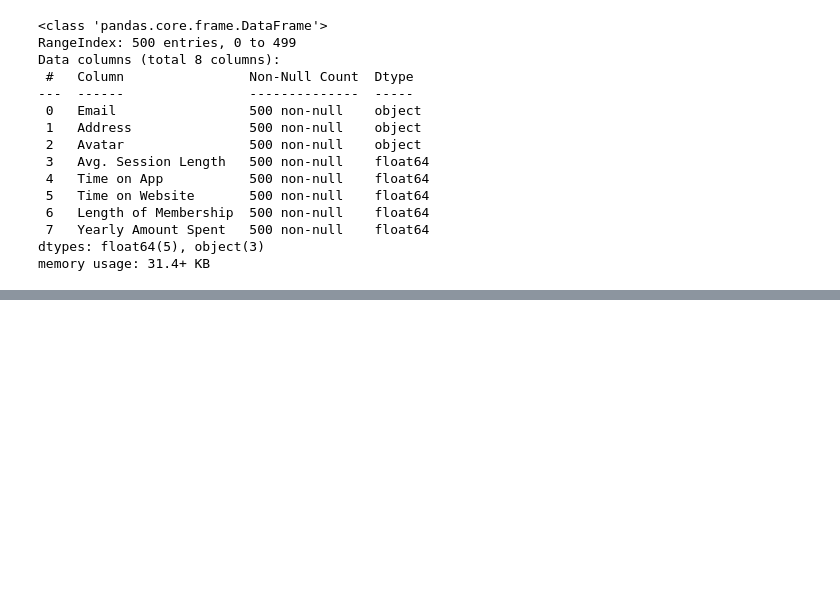
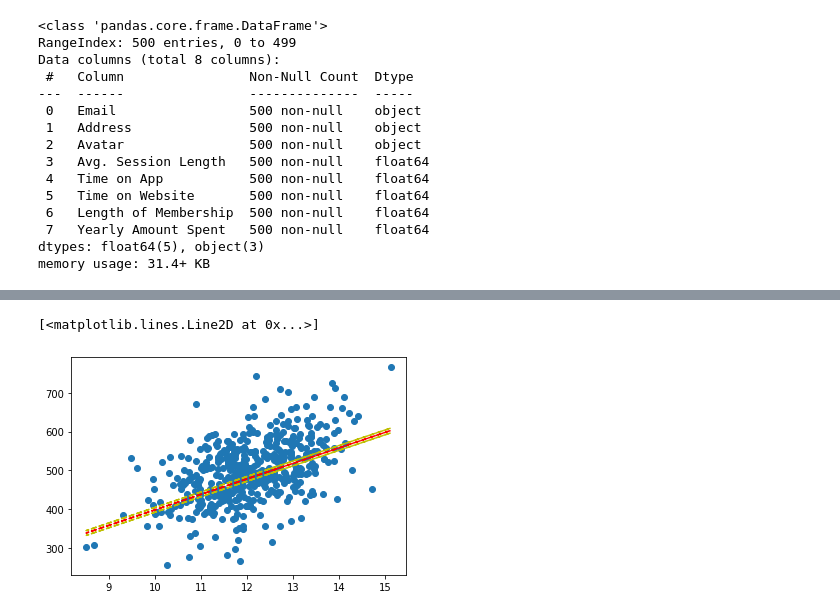
Before and after one commit to AlexanderAvocone/Studium, a Jupyter notebook: Linear_Regession.ipynb, the cells around one changed output, grey strips where cells are left out. Cells and saved outputs as stored; diff of their text form; code cells hidden in the pictures; blank space fills up the shorter version.

```diff
--- a/Linear_Regession.ipynb
+++ b/Linear_Regession.ipynb
@@ -45,0 +90,8 @@ sadasd
+# %%
+plt.scatter(df["Time on App"], df["Yearly Amount Spent"])
+plt.plot(df["Time on App"],p[0]*df["Time on App"]+2*sigma[0], "y--")
+plt.plot(df["Time on App"],p[0]*df["Time on App"], "r--" )
+plt.plot(df["Time on App"],p[0]*df["Time on App"]-2*sigma[0],"y--")
+# %% [output]
+[<matplotlib.lines.Line2D at 0x...>]
+[figure, added]
```
Also changed, not shown: parts of 16 cells of this notebook.
